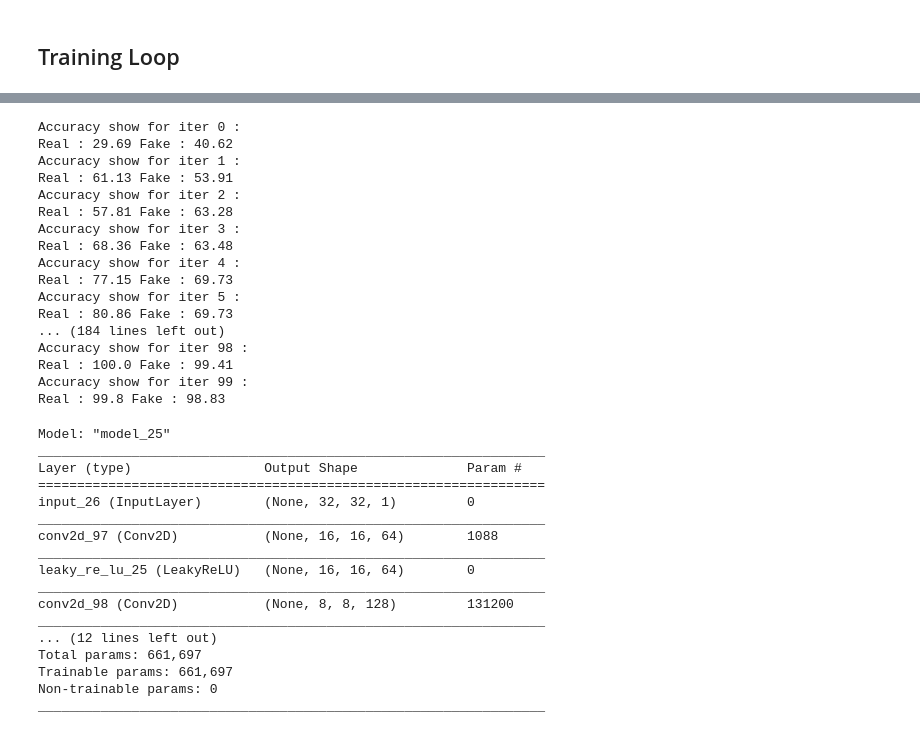
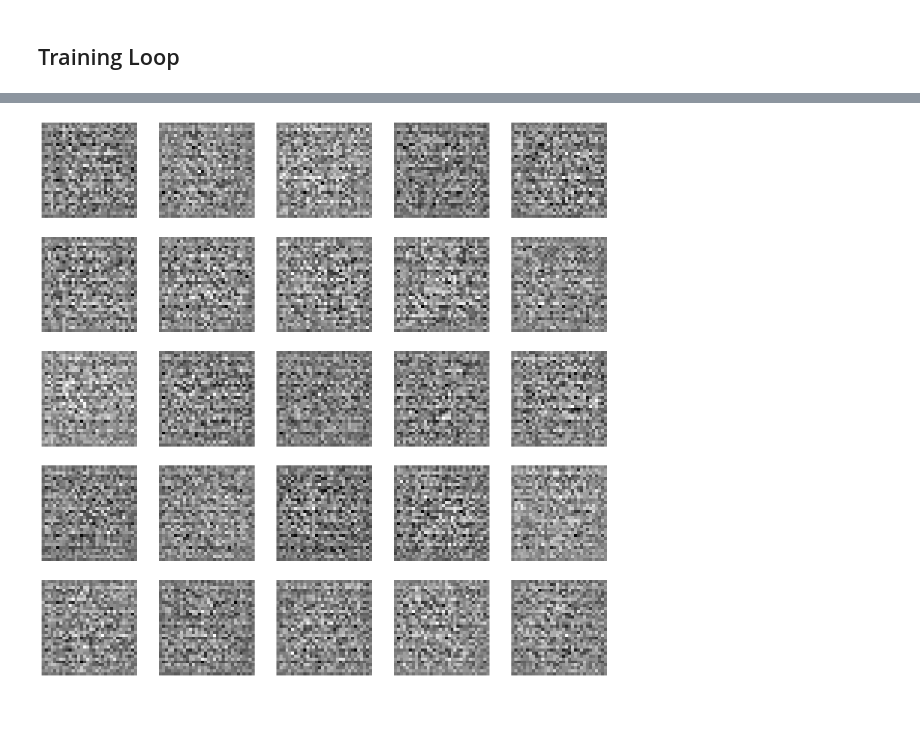
Before and after one commit to melchior-prugniaud/DL-DCGAN-CYCLEGAN, a Jupyter notebook: Cycle_GAN_Implementation.ipynb, the cells around one changed output, grey strips where cells are left out. Saved outputs shown, nothing was run; the diff lists cells and outputs as text; code cells hidden in the pictures; blank space fills up the shorter version.

```diff
--- a/Cycle_GAN_Implementation.ipynb
+++ b/Cycle_GAN_Implementation.ipynb
@@ -261,40 +281,23 @@ model = discriminator((32,32,1))
-# %%
-train_discriminator(model,df)
-# %% [output]
-Accuracy show for iter 0 :
-Real : 29.69 Fake : 40.62
-Accuracy show for iter 1 :
-Real : 61.13 Fake : 53.91
-Accuracy show for iter 2 :
-Real : 57.81 Fake : 63.28
-Accuracy show for iter 3 :
-Real : 68.36 Fake : 63.48
-Accuracy show for iter 4 :
-Real : 77.15 Fake : 69.73
-Accuracy show for iter 5 :
-Real : 80.86 Fake : 69.73
-... (184 lines left out)
-Accuracy show for iter 98 :
-Real : 100.0 Fake : 99.41
-Accuracy show for iter 99 :
-Real : 99.8 Fake : 98.83
-# %%
-model.summary()
-# %% [output]
-Model: "model_25"
-_________________________________________________________________
-Layer (type)                 Output Shape              Param #
-=================================================================
-input_26 (InputLayer)        (None, 32, 32, 1)         0
-_________________________________________________________________
-conv2d_97 (Conv2D)           (None, 16, 16, 64)        1088
-_________________________________________________________________
-leaky_re_lu_25 (LeakyReLU)   (None, 16, 16, 64)        0
-_________________________________________________________________
-conv2d_98 (Conv2D)           (None, 8, 8, 128)         131200
-_________________________________________________________________
-... (12 lines left out)
-Total params: 661,697
-Trainable params: 661,697
-Non-trainable params: 0
-_________________________________________________________________
+# %%
+def generator_fake_samples(model,n_samples):
+  x_input = np.random.randn(32*32*n_samples)
+  x_input = x_input.reshape((n_samples,32,32,1))
+  X = model.predict(x_input)
+  y = np.zeros((n_samples,4,4,1))
+  return X,y
+# %%
+model = generator((32,32,1))
+# %%
+X,_ = generator_fake_samples(model,25)
+# %%
+plt.figure(figsize=(20,20))
+for i in range(25):
+	# define subplot
+	plt.subplot(5, 5, 1 + i)
+	# turn off axis labels
+	plt.axis('off')
+	# plot single image
+	plt.imshow(X[i, :, :, 0], cmap='gray_r')
+# show the figure
+# %% [output]
+[figure, added]
```
Also changed, not shown: parts of 2 cells of this notebook.
